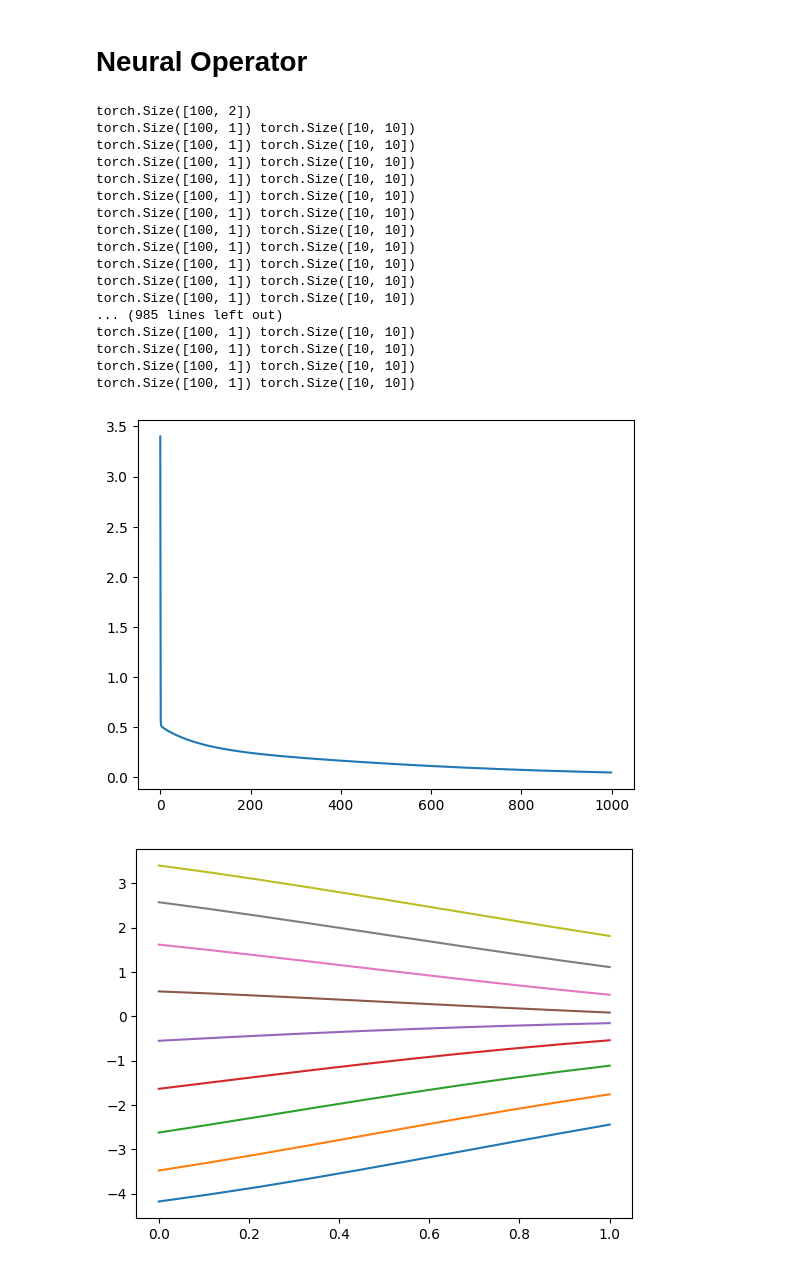
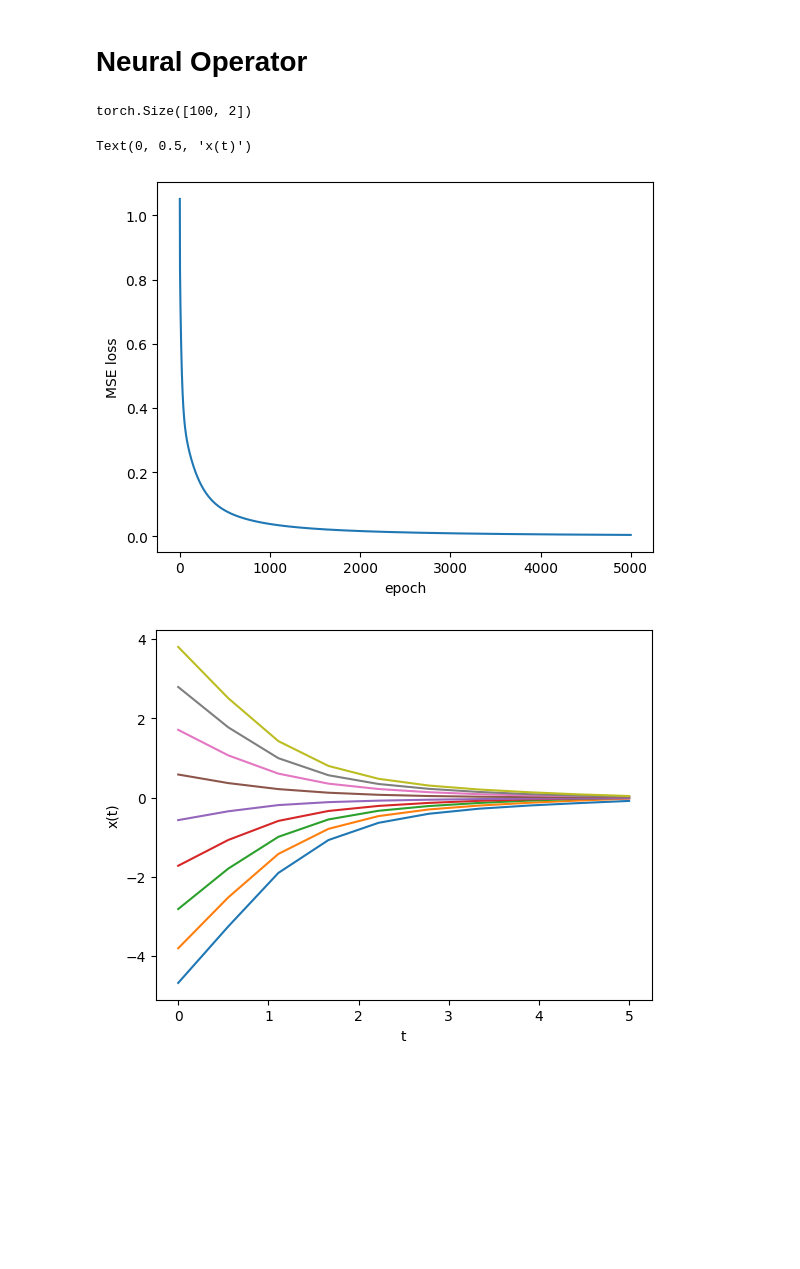
Before and after one commit to pgeorgantopoulos/pinns, a Jupyter notebook: pinn_vs_neuraloperator.ipynb, the cells around one changed output. Cells and saved outputs as stored; diff of their text form; code cells hidden in the pictures; blank space fills up the shorter version.

```diff
--- a/pinn_vs_neuraloperator.ipynb
+++ b/pinn_vs_neuraloperator.ipynb
@@ -42,7 +42,7 @@ plt.plot(t.detach().numpy(), f(t.unsqueeze(1)).detach().numpy(), )
 import torch
 import matplotlib.pyplot as plt
 
-t = torch.linspace(0,1,10)
+t = torch.linspace(0,5,10)
 x0 = torch.linspace(-5,5,10).view(-1,1)
 
 def dxdt(t,x0):
@@ -60,51 +60,38 @@ def x(t,x0):
 x_c = x(t,x0.view(-1,1))
 
 inputs = torch.cat([
     x0.repeat(1, 10).view(-1,1),  # initial condition repeated
     t.repeat(10, 1).view(-1,1)  # time grid
 ], dim=1)
 
-print(inputs.shape)
 
 f = torch.nn.Sequential(torch.nn.Linear(in_features=2, out_features=100),
                         torch.nn.Tanh(),
                         torch.nn.Linear(in_features=100, out_features=1),
                         )
 
 optimizer = torch.optim.SGD(f.parameters(), lr=.01)
-nepochs = 1000
+nepochs = 5000
 keep_loss = torch.zeros(nepochs)
 for k in range(nepochs):
   optimizer.zero_grad()
   loss = torch.tensor([0.])
   x_pred = f(inputs)
-  print(x_pred.shape,x_c.shape)
   loss = torch.nn.functional.mse_loss(x_pred, x_c.view(-1,1))
   loss.backward()
   optimizer.step()
   keep_loss[k] = loss.item()
 
 plt.plot(keep_loss)
+plt.xlabel('epoch')
+plt.ylabel('MSE loss')
 plt.figure()
 for i in range(0,9):
   plt.plot(t.cpu().numpy(), f(inputs[i*10:(i+1)*10,:]).squeeze().cpu().detach().numpy())
+plt.xlabel('t')
+plt.ylabel('x(t)')
 # %% [output]
 torch.Size([100, 2])
-torch.Size([100, 1]) torch.Size([10, 10])
-torch.Size([100, 1]) torch.Size([10, 10])
-torch.Size([100, 1]) torch.Size([10, 10])
-torch.Size([100, 1]) torch.Size([10, 10])
-torch.Size([100, 1]) torch.Size([10, 10])
-torch.Size([100, 1]) torch.Size([10, 10])
-torch.Size([100, 1]) torch.Size([10, 10])
-torch.Size([100, 1]) torch.Size([10, 10])
-torch.Size([100, 1]) torch.Size([10, 10])
-torch.Size([100, 1]) torch.Size([10, 10])
-torch.Size([100, 1]) torch.Size([10, 10])
-... (985 lines left out)
-torch.Size([100, 1]) torch.Size([10, 10])
-torch.Size([100, 1]) torch.Size([10, 10])
-torch.Size([100, 1]) torch.Size([10, 10])
-torch.Size([100, 1]) torch.Size([10, 10])
+Text(0, 0.5, 'x(t)')
-[figure, old version]
+[figure, new version]
-[figure, old version]
+[figure, new version]
```
